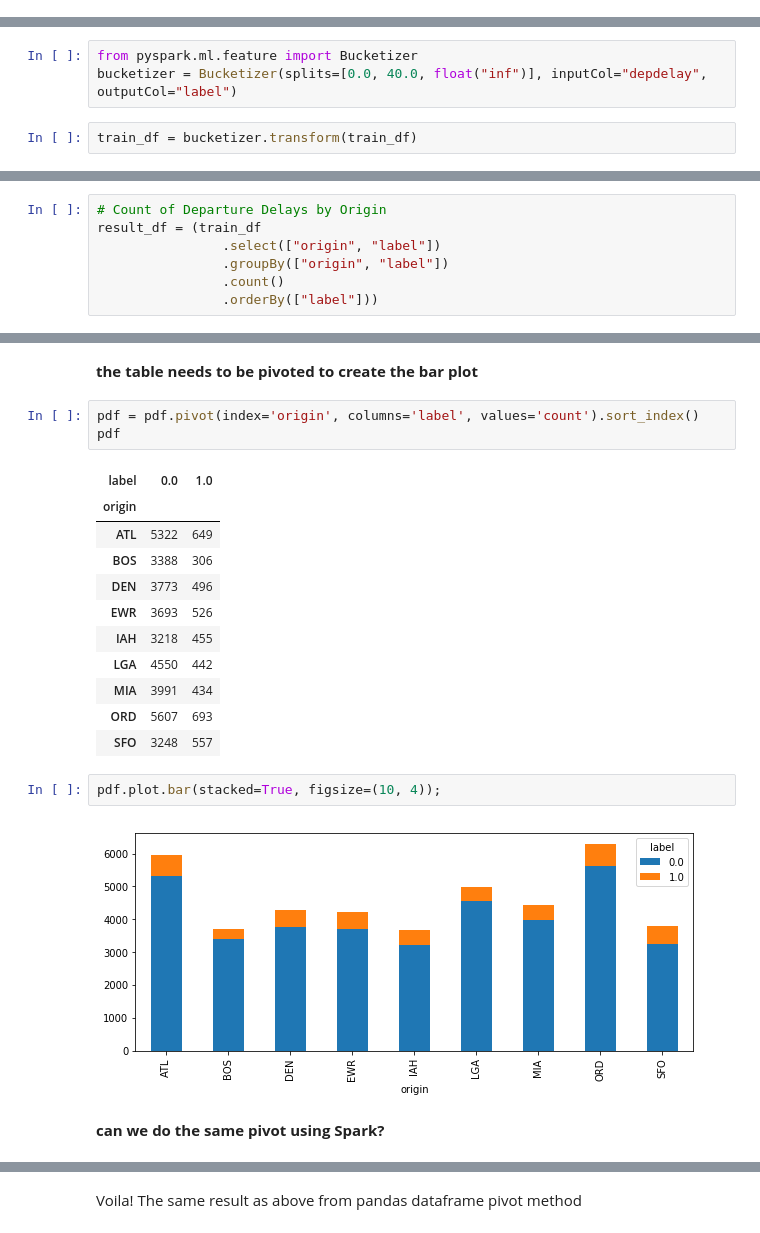
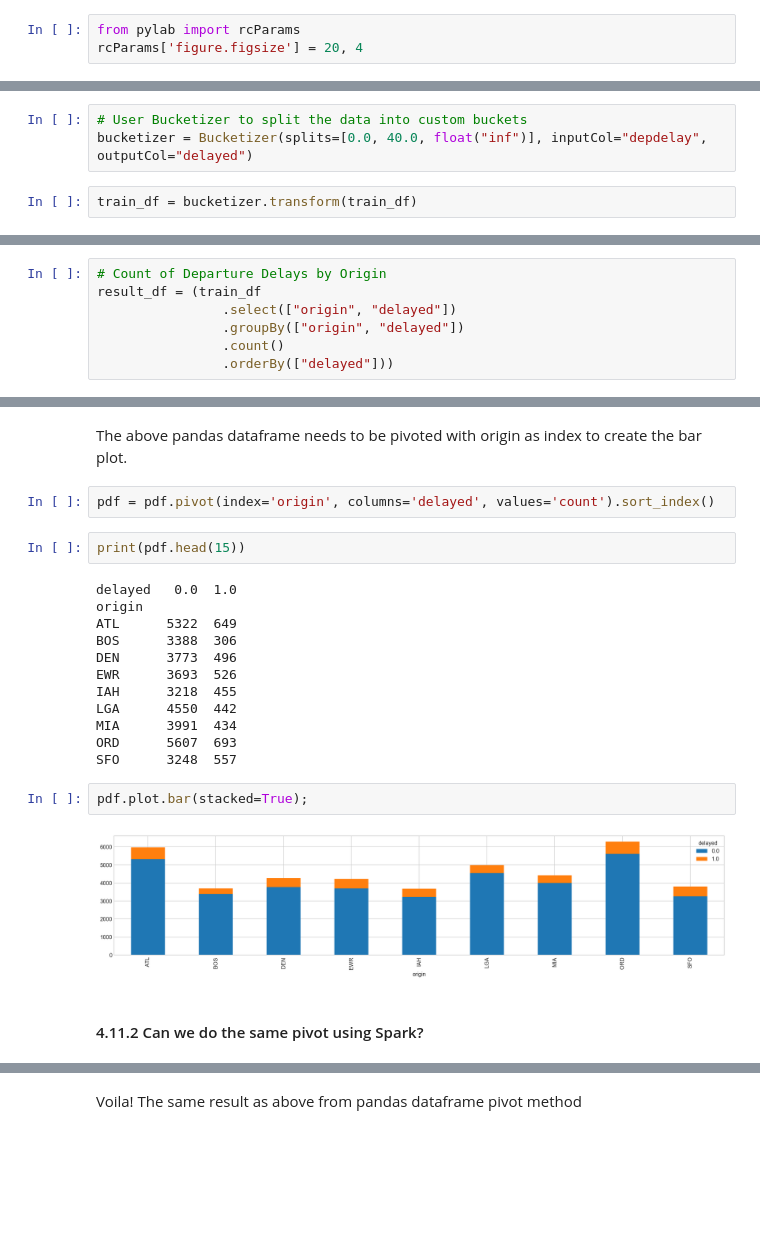
Before and after one commit to anindya-saha/zeppelin-spark-projects, a Jupyter notebook: predicting-flight-delay.ipynb, the cells around one changed output, grey strips where cells are left out. Cells and saved outputs as stored; diff of their text form; blank space fills up the shorter version.

```diff
--- a/predicting-flight-delay.ipynb
+++ b/predicting-flight-delay.ipynb
@@ -14,0 +107,3 @@ import matplotlib.pyplot as plt
+# %%
+from pylab import rcParams
+rcParams['figure.figsize'] = 20, 4
@@ -570,8 +683,8 @@ train_df.show(5)
 +--------------------+----+-------+------+----+----------+----------+--------+----------+--------+--------------+------+
 only showing top 5 rows
 # %%
-from pyspark.ml.feature import Bucketizer
-bucketizer = Bucketizer(splits=[0.0, 40.0, float("inf")], inputCol="depdelay", outputCol="label")
+# User Bucketizer to split the data into custom buckets
+bucketizer = Bucketizer(splits=[0.0, 40.0, float("inf")], inputCol="depdelay", outputCol="delayed")
 # %%
 train_df = bucketizer.transform(train_df)
 # %%
@@ -603,8 +723,8 @@ In the query below, we see the count of not delayed (0=dark blue) and delayed (1
 # %%
 # Count of Departure Delays by Origin
 result_df = (train_df
-                .select(["origin", "label"])
-                .groupBy(["origin", "label"])
+                .select(["origin", "delayed"])
+                .groupBy(["origin", "delayed"])
                 .count()
-                .orderBy(["label"]))
+                .orderBy(["delayed"]))
 # %%
@@ -653,24 +776,25 @@ pdf
 # %% [markdown]
-**the table needs to be pivoted to create the bar plot**
+The above pandas dataframe needs to be pivoted with origin as index to create the bar plot.
 # %%
-pdf = pdf.pivot(index='origin', columns='label', values='count').sort_index()
-pdf
+pdf = pdf.pivot(index='origin', columns='delayed', values='count').sort_index()
-# %% [output]
-| label | 0.0 | 1.0 |
-| origin |  |  |
-| ATL | 5322 | 649 |
-| BOS | 3388 | 306 |
-| DEN | 3773 | 496 |
-| EWR | 3693 | 526 |
-| IAH | 3218 | 455 |
-| LGA | 4550 | 442 |
-| MIA | 3991 | 434 |
-| ORD | 5607 | 693 |
-| SFO | 3248 | 557 |
+# %%
+print(pdf.head(15))
+# %% [output]
+delayed   0.0  1.0
+origin
+ATL      5322  649
+BOS      3388  306
+DEN      3773  496
+EWR      3693  526
+IAH      3218  455
+LGA      4550  442
+MIA      3991  434
+ORD      5607  693
+SFO      3248  557
 # %%
-pdf.plot.bar(stacked=True, figsize=(10, 4));
+pdf.plot.bar(stacked=True);
 # %% [output]
-[figure, old version]
+[figure, new version]
 # %% [markdown]
-**can we do the same pivot using Spark?**
+#### 4.11.2 Can we do the same pivot using Spark?
 # %%
```
Also changed, not shown: parts of 200 cells of this notebook.
